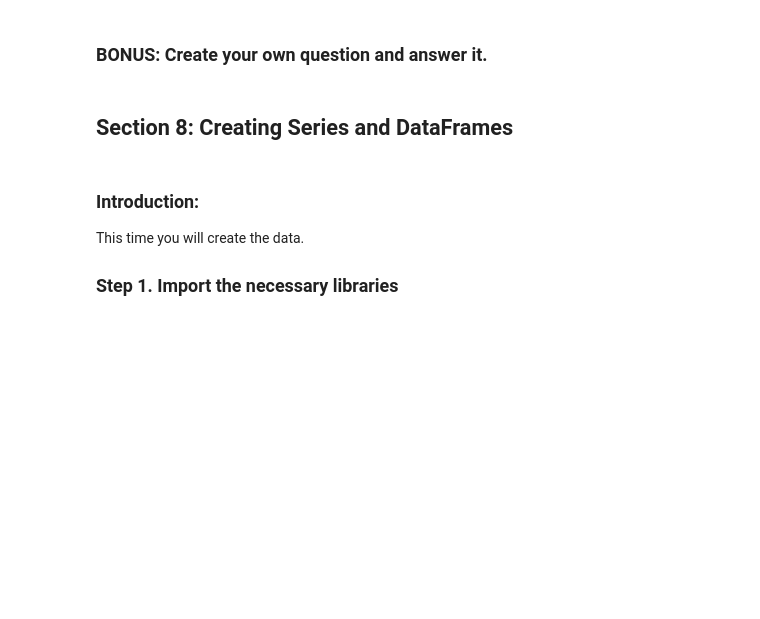
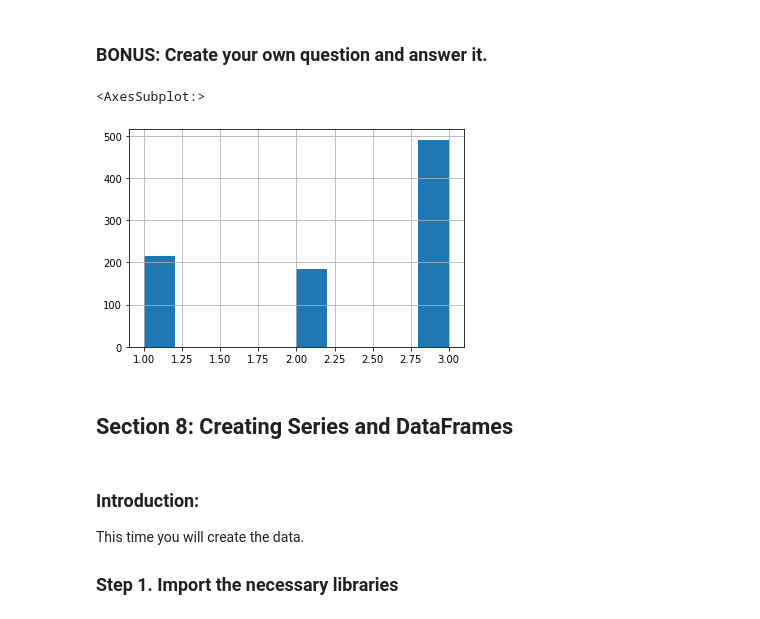
Before and after one commit to PauliusU/PP3-pandas, a Jupyter notebook: PP3_Pandas.ipynb, the cells around one changed output. Saved outputs shown, nothing was run; the diff lists cells and outputs as text; code cells hidden in the pictures; blank space fills up the shorter version.

```diff
--- a/PP3_Pandas.ipynb
+++ b/PP3_Pandas.ipynb
@@ -744,5 +771,12 @@ To know more about the variables check [here](https://www.kaggle.com/c/titanic/d
 # %% [markdown]
 ### BONUS: Create your own question and answer it.
+# %%
+# Create histogram for PcClass
+
+titanic["Pclass"].hist()
+# %% [output]
+<AxesSubplot:>
+[figure, added]
 # %% [markdown]
 ## Section 8: Creating Series and DataFrames
 # %% [markdown]
```
Also changed, not shown: parts of 79 cells of this notebook, 2 other files.
